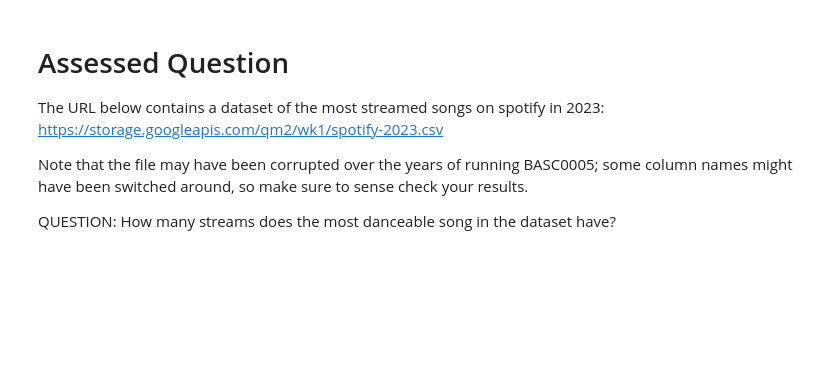
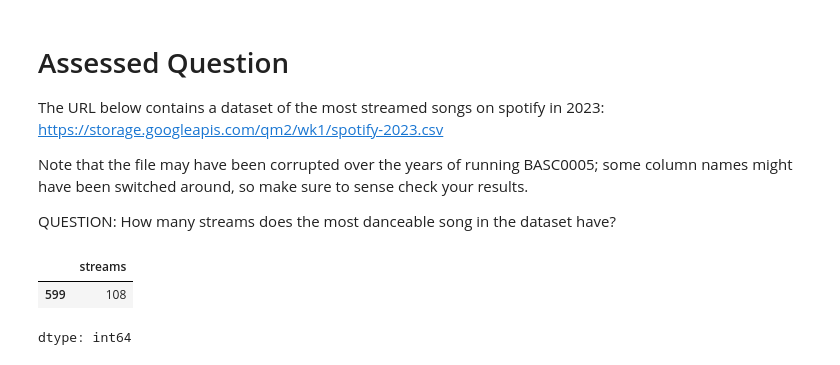
Before and after one commit to jenniferdu0331/QM2, a Jupyter notebook: notebooks/W01. Python Recap.ipynb, the cells around one changed output. Saved outputs shown, nothing was run; the diff lists cells and outputs as text; code cells hidden in the pictures; blank space fills up the shorter version.

```diff
--- a/notebooks/W01. Python Recap.ipynb
+++ b/notebooks/W01. Python Recap.ipynb
@@ -258,0 +257,15 @@ QUESTION: How many streams does the most danceable song in the dataset have?
+# %%
+import pandas as pd
+
+url = "https://storage.googleapis.com/qm2/wk1/spotify-2023.csv"
+spotify = pd.read_csv(url)
+
+# sort by correct danceability column
+most_danceable = spotify.sort_values(by='danceability_%', ascending=False).head(1)
+
+# show the number of streams
+most_danceable['streams']
+# %% [output]
+|  | streams |
+| 599 | 108 |
+dtype: int64
```
Also changed, not shown: parts of 1 cell of this notebook.
